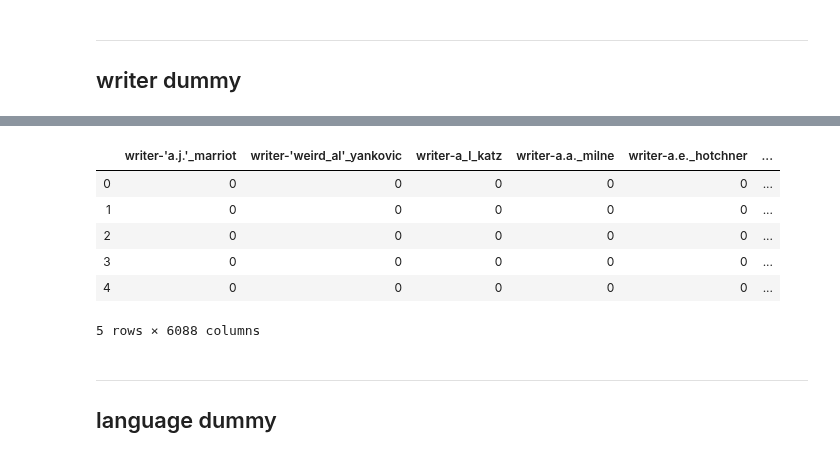
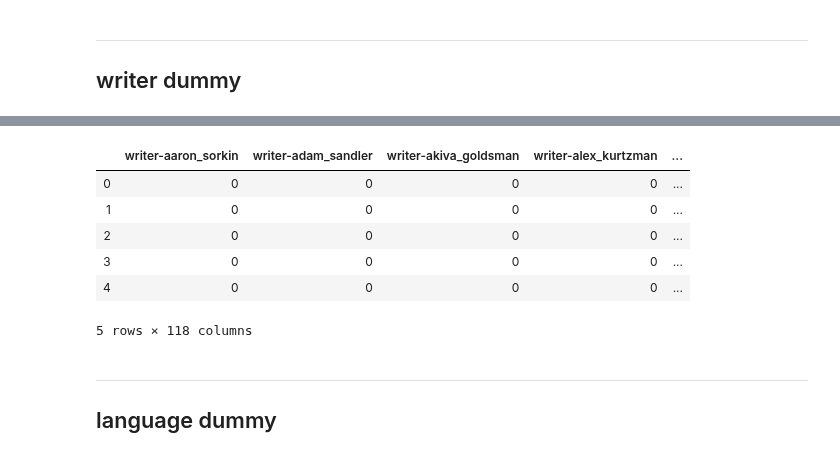
Before and after one commit to CreightonAshton/Scratchwork, a Jupyter notebook: Code/Movies/02-EDA.ipynb, the cells around one changed output, grey strips where cells are left out. Saved outputs shown, nothing was run; the diff lists cells and outputs as text; code cells hidden in the pictures.

```diff
--- a/Code/Movies/02-EDA.ipynb
+++ b/Code/Movies/02-EDA.ipynb
@@ -193,0 +217,6 @@ ___
+# %%
+# Since the writer column can have multiple entries per movie, we'll have to approach this a little differently
+
+# this line of code converts each writer entry into a series then counts the total
+writer_counts = df['writer'].str.split(', ').apply(lambda x: pd.Series(x).value_counts()).sum()
+writer_counts.sort_values(ascending=False).head(60)
@@ -193,0 +241,9 @@ ___
+# %%
+# now we can us a similar method we used for production company
+top_writers = []
+
+for i, writer_count in enumerate(writer_counts):
+    if writer_count >= 8:
+        top_writers.append(writer_counts.index[i])
+
+len(top_writers)
@@ -193,0 +252,19 @@ ___
+# %%
+updated_writers = []
+
+for entry in df['writer']:
+
+    writers = entry.split(', ')
+
+    new_entry = []
+
+    for writer in writers:
+
+        if writer in top_writers:
+            new_entry.append(writer)
+        else:
+            new_entry.append('other')
+
+    updated_writers.append(new_entry)
+
+len(updated_writers)
@@ -193,0 +277,3 @@ ___
+# %%
+df['writer'] = [', '.join(x) for x in updated_writers]
+df.head()
@@ -194,15 +287,16 @@ ___
 # %%
 writer_dum_df = df['writer'].map(lambda x: x.split(', ')).str.join('|').str.get_dummies().add_prefix('writer-')
 writer_dum_df.rename(columns = lambda x: x.replace(' ', '_').lower(), inplace = True)
+writer_dum_df.drop('writer-other', axis=1, inplace=True)
 writer_dum_df.head()
 # %% [output]
-|  | writer-'a.j.'_marriot | writer-'weird_al'_yankovic | writer-a_l_katz | writer-a.a._milne | writer-a.e._hotchner | ... |
-| 0 | 0 | 0 | 0 | 0 | 0 | ... |
-| 1 | 0 | 0 | 0 | 0 | 0 | ... |
-| 2 | 0 | 0 | 0 | 0 | 0 | ... |
-| 3 | 0 | 0 | 0 | 0 | 0 | ... |
-| 4 | 0 | 0 | 0 | 0 | 0 | ... |
+|  | writer-aaron_sorkin | writer-adam_sandler | writer-akiva_goldsman | writer-alex_kurtzman | ... |
+| 0 | 0 | 0 | 0 | 0 | ... |
+| 1 | 0 | 0 | 0 | 0 | ... |
+| 2 | 0 | 0 | 0 | 0 | ... |
+| 3 | 0 | 0 | 0 | 0 | ... |
+| 4 | 0 | 0 | 0 | 0 | ... |
-5 rows × 6088 columns
+5 rows × 118 columns
 # %% [markdown]
 ___
 ## language dummy
```
Also changed, not shown: parts of 26 cells of this notebook, 3 other files.
